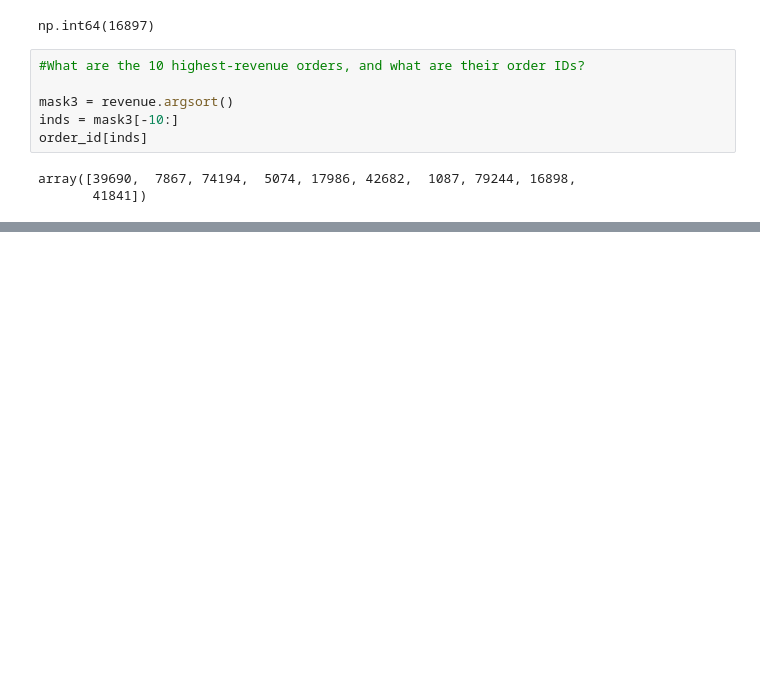
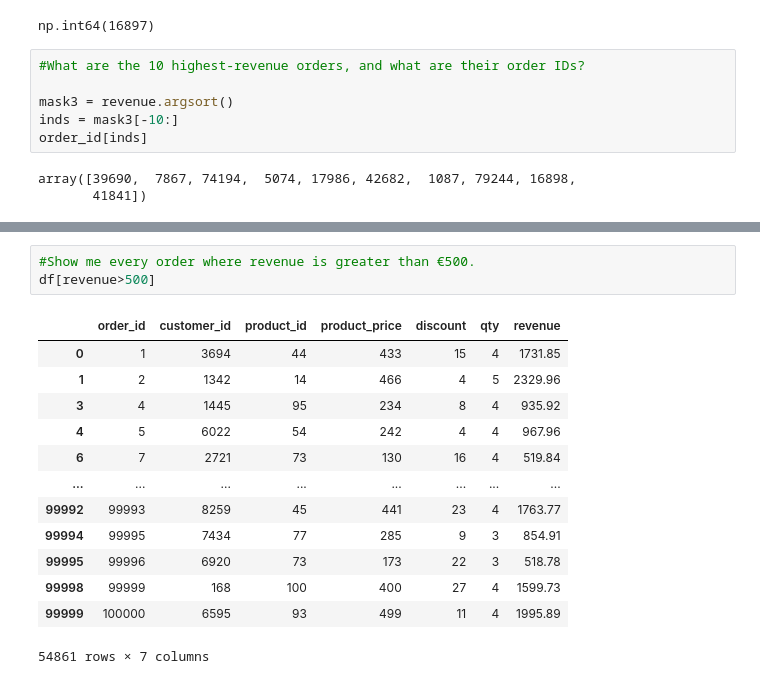
Before and after one commit to Abhishekkange/Machine-Learning, a Jupyter notebook: Numpy/numpy_project.ipynb, the cells around one changed output, grey strips where cells are left out. Cells and saved outputs as stored; diff of their text form; blank space fills up the shorter version.

```diff
--- a/Numpy/numpy_project.ipynb
+++ b/Numpy/numpy_project.ipynb
@@ -122,0 +212,17 @@ array([3694, 6172, 5253, 4306, 2006, 9272, 9798, 3482, 5192,  874])
+# %%
+#Show me every order where revenue is greater than €500.
+df[revenue>500]
+# %% [output]
+|  | order_id | customer_id | product_id | product_price | discount | qty | revenue |
+| 0 | 1 | 3694 | 44 | 433 | 15 | 4 | 1731.85 |
+| 1 | 2 | 1342 | 14 | 466 | 4 | 5 | 2329.96 |
+| 3 | 4 | 1445 | 95 | 234 | 8 | 4 | 935.92 |
+| 4 | 5 | 6022 | 54 | 242 | 4 | 4 | 967.96 |
+| 6 | 7 | 2721 | 73 | 130 | 16 | 4 | 519.84 |
+| ... | ... | ... | ... | ... | ... | ... | ... |
+| 99992 | 99993 | 8259 | 45 | 441 | 23 | 4 | 1763.77 |
+| 99994 | 99995 | 7434 | 77 | 285 | 9 | 3 | 854.91 |
+| 99995 | 99996 | 6920 | 73 | 173 | 22 | 3 | 518.78 |
+| 99998 | 99999 | 168 | 100 | 400 | 27 | 4 | 1599.73 |
+| 99999 | 100000 | 6595 | 93 | 499 | 11 | 4 | 1995.89 |
+54861 rows × 7 columns
```
Also changed, not shown: parts of 20 cells of this notebook.
